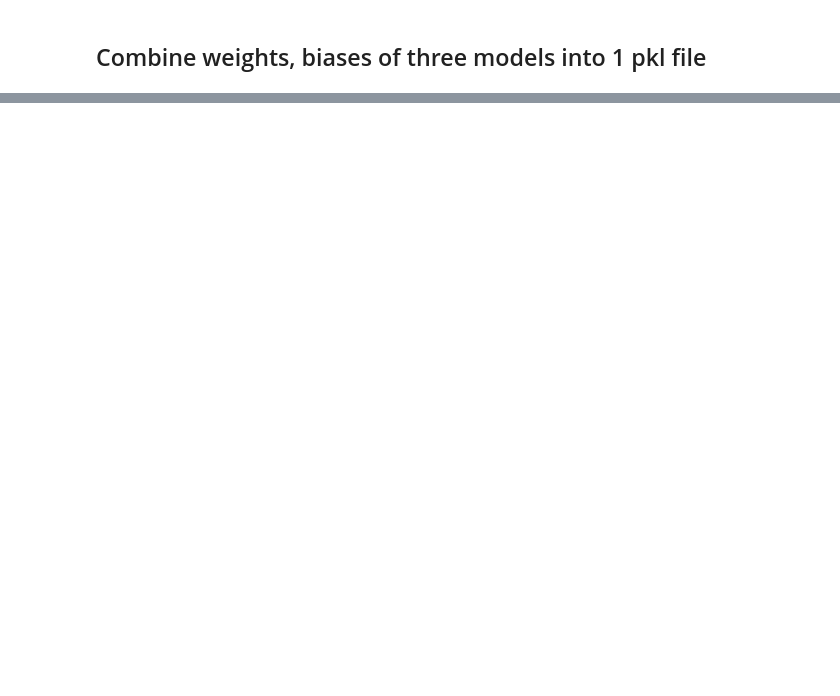
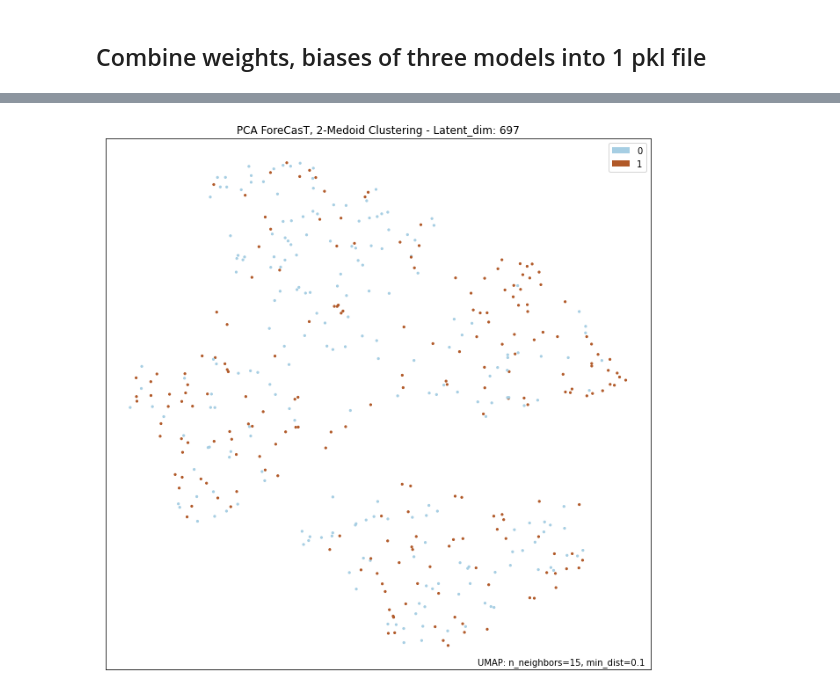
Before and after one commit to brmprnk/lindel423, a Jupyter notebook: weights_combination.ipynb, the cells around one changed output, grey strips where cells are left out. Saved outputs shown, nothing was run; the diff lists cells and outputs as text; code cells hidden in the pictures; blank space fills up the shorter version.

```diff
--- a/weights_combination.ipynb
+++ b/weights_combination.ipynb
@@ -24,0 +23,7 @@ ValueError: Unknown regularizer: L1
+# %%
+latent = np.load("/home/bram/lindel423/vae697/VanillaVAE/latent_features_test_beta1.0_h_dim[2091, 1394].npy")
+latent_fc = np.load("/home/bram/lindel423/vae697/VanillaVAE/latent_features_fc_beta1.0_h_dim[2091, 1394].npy")
+
+pca_697 = np.load("/home/bram/lindel423/data/pca/fc_697.npy")
+# %%
+kmedoids = KMedoids(n_clusters=2, random_state=42).fit(latent)
@@ -24,0 +53,16 @@ ValueError: Unknown regularizer: L1
+# %%
+mapper = umap.UMAP(
+                n_neighbors=15,
+                min_dist=0.1,
+                n_components=2,
+                metric='euclidean'
+            ).fit(pca_697)  # CHANGE THIS every time
+
+# y = np.load(config['exp_params']['data_path'] + config['exp_params']['data_path'].split("/")[-2] + "_train.npy")
+# y = np.load(config['exp_params']['data_path'] + "types_test.npy")
+p = umap.plot.points(mapper, labels=kmedoids.labels_, color_key_cmap="Paired", background="white")
+umap.plot.plt.title("PCA ForeCasT, 2-Medoid Clustering - Latent_dim: 697")
+# umap.plot.plt.show()
+umap.plot.plt.savefig("/home/bram/lindel423/pca/umap_2medoid_fc.png", dpi=800)
+# %% [output]
+[figure, added]
```
Also changed, not shown: parts of 4 cells of this notebook, 20 other files.
